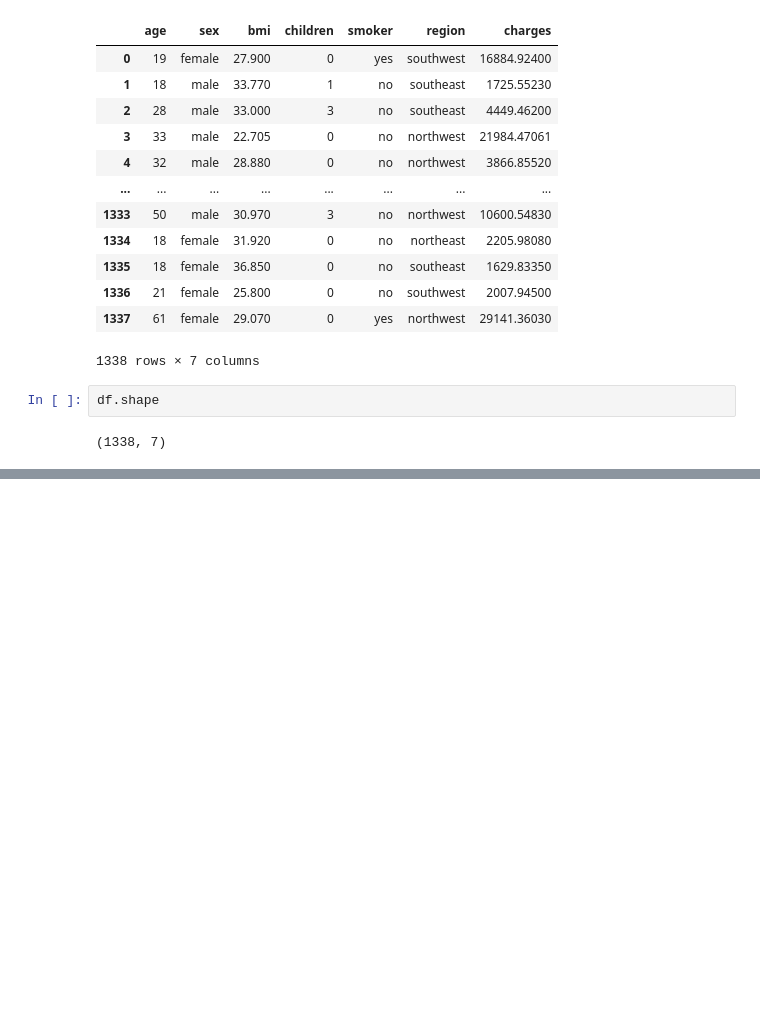
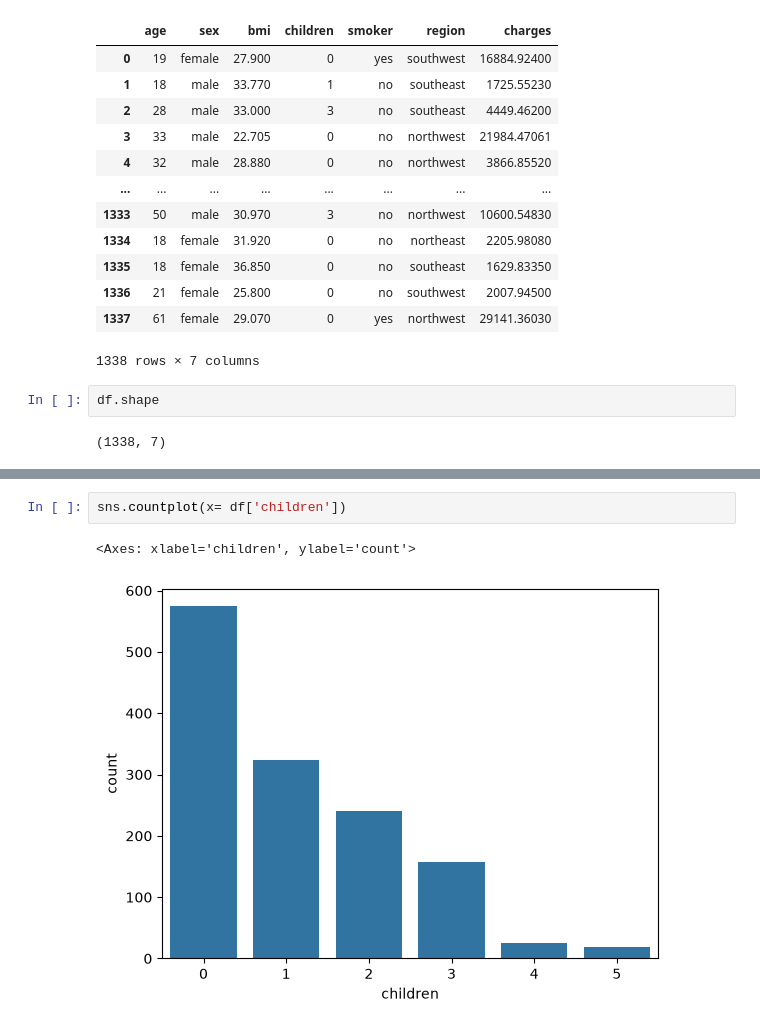
Before and after one commit to Imdhruvkumar/machine-learning-ML-, a Jupyter notebook: mlproject/practice.ipynb, the cells around one changed output, grey strips where cells are left out. Drawn from its saved outputs; the diff is of its cells as text; blank space fills up the shorter version.

```diff
--- a/mlproject/practice.ipynb
+++ b/mlproject/practice.ipynb
@@ -32,0 +113,5 @@ df.shape
+# %%
+sns.countplot(x= df['children'])
+# %% [output]
+<Axes: xlabel='children', ylabel='count'>
+[figure, added]
```
Also changed, not shown: parts of 37 cells of this notebook.
